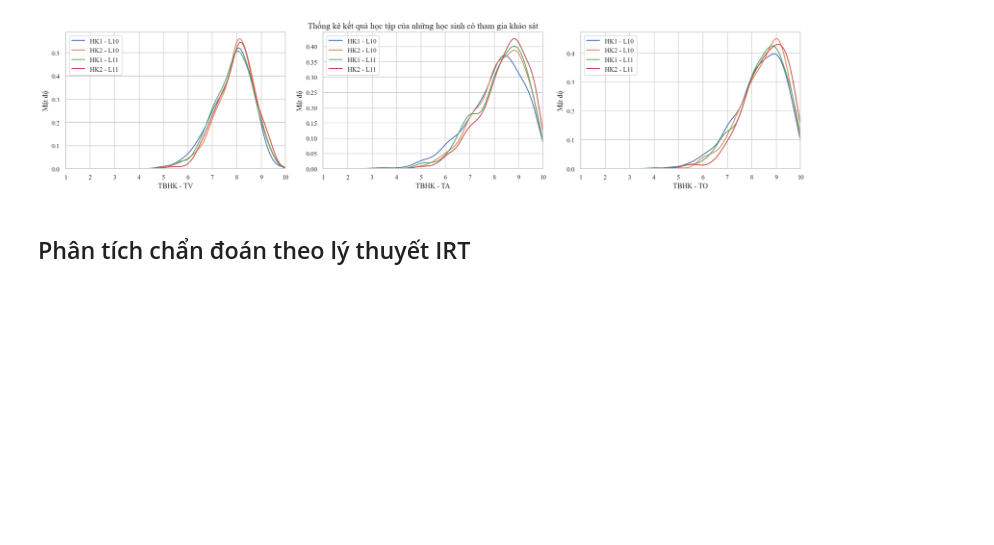
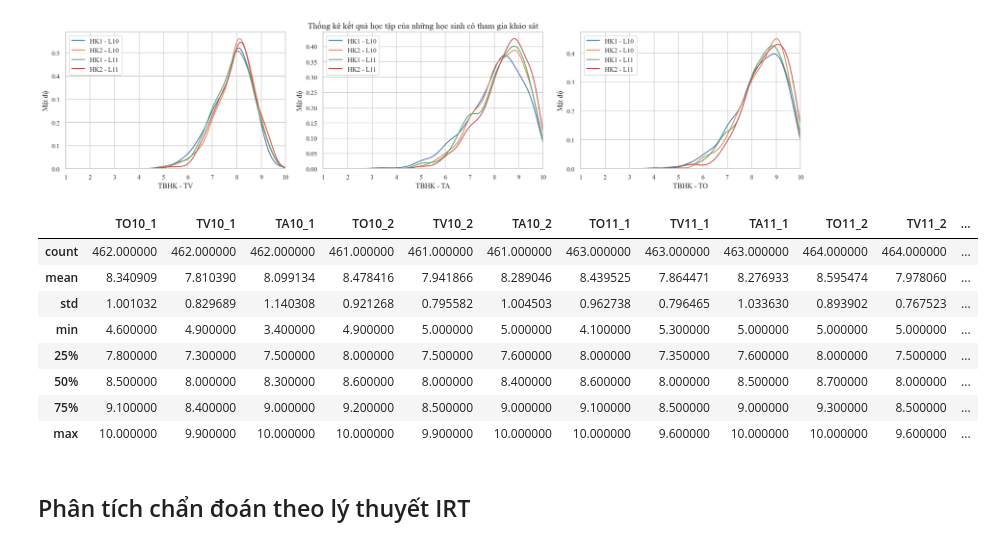
Before and after one commit to DuongThai2712/item-analysis-and-mmle-irt, a Jupyter notebook: main.ipynb, the cells around one changed output. Cells and saved outputs as stored; diff of their text form; code cells hidden in the pictures; blank space fills up the shorter version.

```diff
--- a/main.ipynb
+++ b/main.ipynb
@@ -748,6 +748,18 @@ plt.suptitle('Thống kê kết quả học tập của những học sinh có t
 plt.show()
 # %% [output]
 [figure]
+# %%
+df_survey.describe()
+# %% [output]
+|  | TO10_1 | TV10_1 | TA10_1 | TO10_2 | TV10_2 | TA10_2 | TO11_1 | TV11_1 | TA11_1 | TO11_2 | TV11_2 | ... |
+| count | 462.000000 | 462.000000 | 462.000000 | 461.000000 | 461.000000 | 461.000000 | 463.000000 | 463.000000 | 463.000000 | 464.000000 | 464.000000 | ... |
+| mean | 8.340909 | 7.810390 | 8.099134 | 8.478416 | 7.941866 | 8.289046 | 8.439525 | 7.864471 | 8.276933 | 8.595474 | 7.978060 | ... |
+| std | 1.001032 | 0.829689 | 1.140308 | 0.921268 | 0.795582 | 1.004503 | 0.962738 | 0.796465 | 1.033630 | 0.893902 | 0.767523 | ... |
+| min | 4.600000 | 4.900000 | 3.400000 | 4.900000 | 5.000000 | 5.000000 | 4.100000 | 5.300000 | 5.000000 | 5.000000 | 5.000000 | ... |
+| 25% | 7.800000 | 7.300000 | 7.500000 | 8.000000 | 7.500000 | 7.600000 | 8.000000 | 7.350000 | 7.600000 | 8.000000 | 7.500000 | ... |
+| 50% | 8.500000 | 8.000000 | 8.300000 | 8.600000 | 8.000000 | 8.400000 | 8.600000 | 8.000000 | 8.500000 | 8.700000 | 8.000000 | ... |
+| 75% | 9.100000 | 8.400000 | 9.000000 | 9.200000 | 8.500000 | 9.000000 | 9.100000 | 8.500000 | 9.000000 | 9.300000 | 8.500000 | ... |
+| max | 10.000000 | 9.900000 | 10.000000 | 10.000000 | 9.900000 | 10.000000 | 10.000000 | 9.600000 | 10.000000 | 10.000000 | 9.600000 | ... |
 # %% [markdown]
 ## Phân tích chẩn đoán theo lý thuyết IRT
 # %% [markdown]
```
Also changed, not shown: parts of 7 cells of this notebook.
